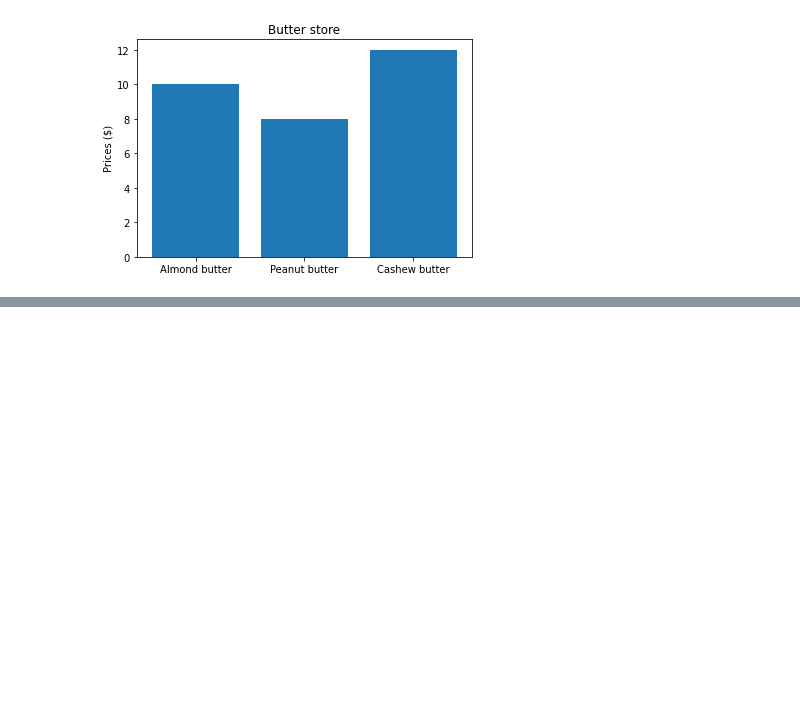
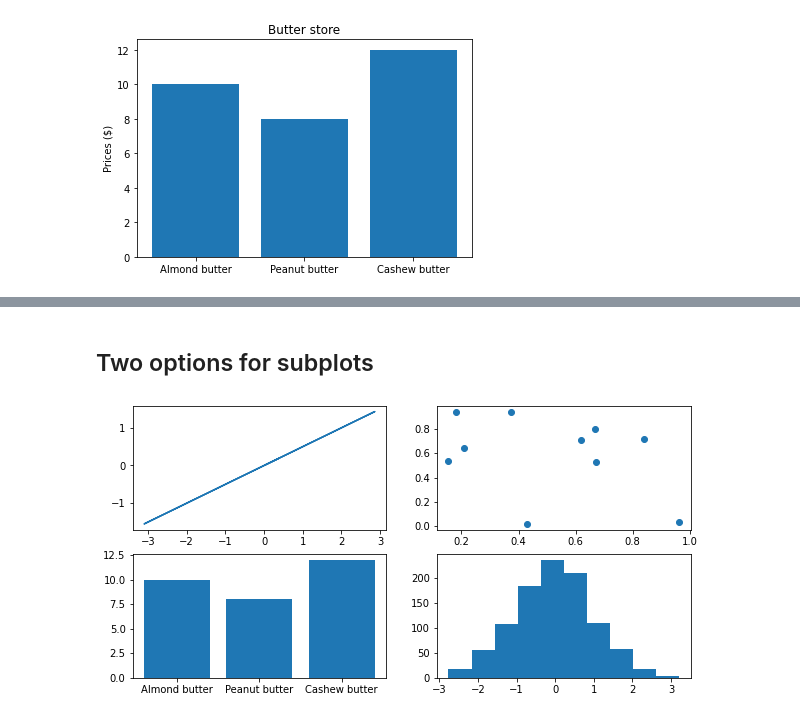
Before and after one commit to akshatz/dataScienceTutorial, a Jupyter notebook: introductionToMatplotlib.ipynb, the cells around one changed output, grey strips where cells are left out. Saved outputs shown, nothing was run; the diff lists cells and outputs as text; code cells hidden in the pictures; blank space fills up the shorter version.

```diff
--- a/introductionToMatplotlib.ipynb
+++ b/introductionToMatplotlib.ipynb
@@ -126,0 +142,14 @@ ax.set(title="Butter store",
+# %% [markdown]
+## Two options for subplots
+# %%
+# Subplot option 1
+fig, ((ax1, ax2), (ax3, ax4)) = plt.subplots(nrows=2,
+                                            ncols=2,
+                                            figsize=(10, 5))
+# Plot to each different axis
+ax1.plot(x, x/2);
+ax2.scatter(np.random.random(10), np.random.random(10));
+ax3.bar(nutButterPrices.keys(), nutButterPrices.values());
+ax4.hist(np.random.randn(1000));
+# %% [output]
+[figure, added]
```
Also changed, not shown: parts of 2 cells of this notebook.
